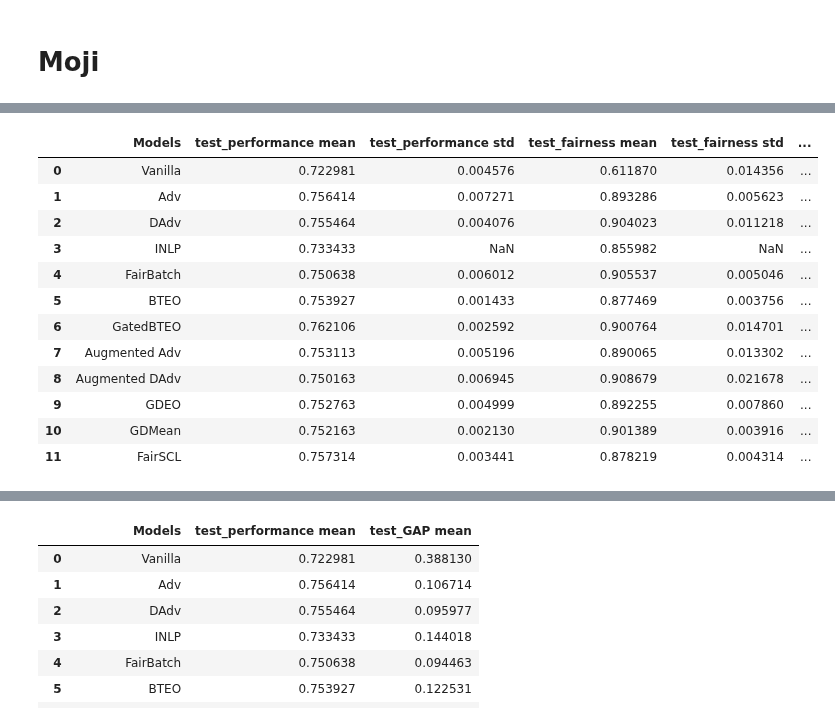
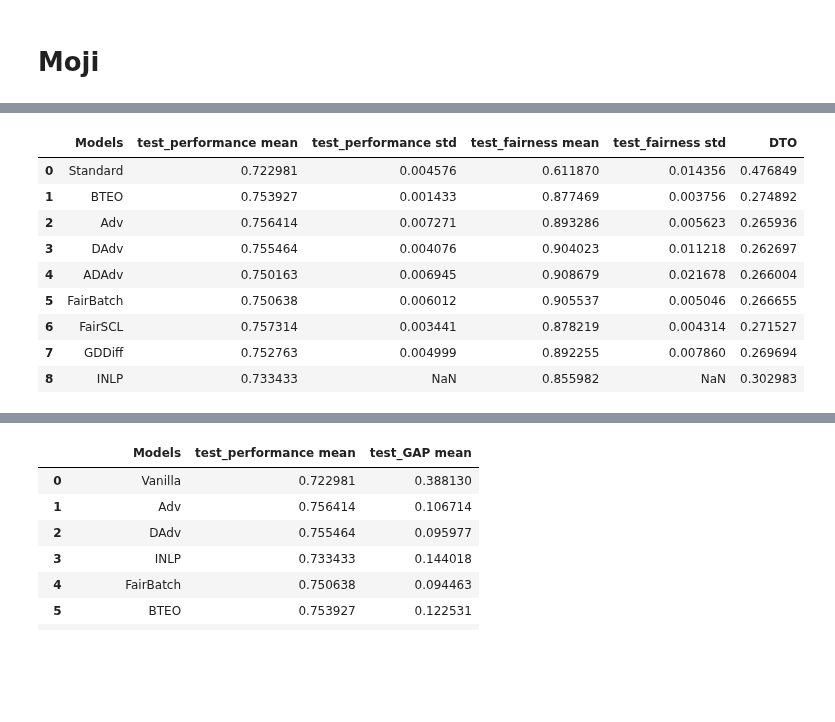
Before and after one commit to Libr-AI/fairlib, a Jupyter notebook: analysis/Final_results_in_paper.ipynb, the cells around one changed output, grey strips where cells are left out. Cells and saved outputs as stored; diff of their text form; code cells hidden in the pictures; blank space fills up the shorter version.

```diff
--- a/analysis/Final_results_in_paper.ipynb
+++ b/analysis/Final_results_in_paper.ipynb
@@ -27,7 +30,10 @@ def make_plot(plot_df):
 Moji_results = retrive_results("Moji")
 Moji_results["FairBatch"] = Moji_results["OldFairBatch"]
 Moji_results["Augmented Adv"] = Moji_results["GatedAdv"]
-Moji_results["Augmented DAdv"] = Moji_results["GatedDAdv"]
+Moji_results["ADAdv"] = Moji_results["GatedDAdv"]
+Moji_results["Standard"] = Moji_results["Vanilla"]
+Moji_results["FairBatch"] = Moji_results["OldFairBatch"]
+Moji_results["GDDiff"] = Moji_results["GDEO"]
 # %%
 Moji_results.keys()
 # %% [output]
@@ -52,30 +41,28 @@ Moji_results["INLP"]
 # %%
 Moji_main_results = final_results_df(
     results_dict = Moji_results,
-    model_order = ["Vanilla", "Adv", "DAdv", "INLP", "FairBatch", "BTEO", "GatedBTEO", "Augmented Adv", "Augmented DAdv", "GDEO", "GDMean", "FairSCL"],
+    # model_order = ["Vanilla", "Adv", "DAdv", "INLP", "FairBatch", "BTEO", "GatedBTEO", "Augmented Adv", "Augmented DAdv", "GDEO", "GDMean", "FairSCL"],
+    model_order = ["Standard", "BTEO", "Adv", "DAdv",  "ADAdv", "FairBatch",  "FairSCL", "GDDiff", "INLP",],
     pareto = False,
     pareto_selection = "test",
     selection_criterion = "DTO",
-    return_dev = True,
+    return_dev = False,
     # Fairness_threshold=0.95,
     # return_conf=True,
     save_conf_dir=r"D:\Project\Fair_NLP_Classification\analysis\reproduce\Moji"
     )
 Moji_main_results
 # %% [output]
-|  | Models | test_performance mean | test_performance std | test_fairness mean | test_fairness std | ... |
-| 0 | Vanilla | 0.722981 | 0.004576 | 0.611870 | 0.014356 | ... |
-| 1 | Adv | 0.756414 | 0.007271 | 0.893286 | 0.005623 | ... |
-| 2 | DAdv | 0.755464 | 0.004076 | 0.904023 | 0.011218 | ... |
-| 3 | INLP | 0.733433 | NaN | 0.855982 | NaN | ... |
-| 4 | FairBatch | 0.750638 | 0.006012 | 0.905537 | 0.005046 | ... |
-| 5 | BTEO | 0.753927 | 0.001433 | 0.877469 | 0.003756 | ... |
-| 6 | GatedBTEO | 0.762106 | 0.002592 | 0.900764 | 0.014701 | ... |
-| 7 | Augmented Adv | 0.753113 | 0.005196 | 0.890065 | 0.013302 | ... |
-| 8 | Augmented DAdv | 0.750163 | 0.006945 | 0.908679 | 0.021678 | ... |
-| 9 | GDEO | 0.752763 | 0.004999 | 0.892255 | 0.007860 | ... |
-| 10 | GDMean | 0.752163 | 0.002130 | 0.901389 | 0.003916 | ... |
-| 11 | FairSCL | 0.757314 | 0.003441 | 0.878219 | 0.004314 | ... |
+|  | Models | test_performance mean | test_performance std | test_fairness mean | test_fairness std | DTO |
+| 0 | Standard | 0.722981 | 0.004576 | 0.611870 | 0.014356 | 0.476849 |
+| 1 | BTEO | 0.753927 | 0.001433 | 0.877469 | 0.003756 | 0.274892 |
+| 2 | Adv | 0.756414 | 0.007271 | 0.893286 | 0.005623 | 0.265936 |
+| 3 | DAdv | 0.755464 | 0.004076 | 0.904023 | 0.011218 | 0.262697 |
+| 4 | ADAdv | 0.750163 | 0.006945 | 0.908679 | 0.021678 | 0.266004 |
+| 5 | FairBatch | 0.750638 | 0.006012 | 0.905537 | 0.005046 | 0.266655 |
+| 6 | FairSCL | 0.757314 | 0.003441 | 0.878219 | 0.004314 | 0.271527 |
+| 7 | GDDiff | 0.752763 | 0.004999 | 0.892255 | 0.007860 | 0.269694 |
+| 8 | INLP | 0.733433 | NaN | 0.855982 | NaN | 0.302983 |
 # %%
 print(Moji_main_results.to_latex(index=False))
 # %% [output]
```
Also changed, not shown: parts of 9 cells of this notebook, 27 other files.
